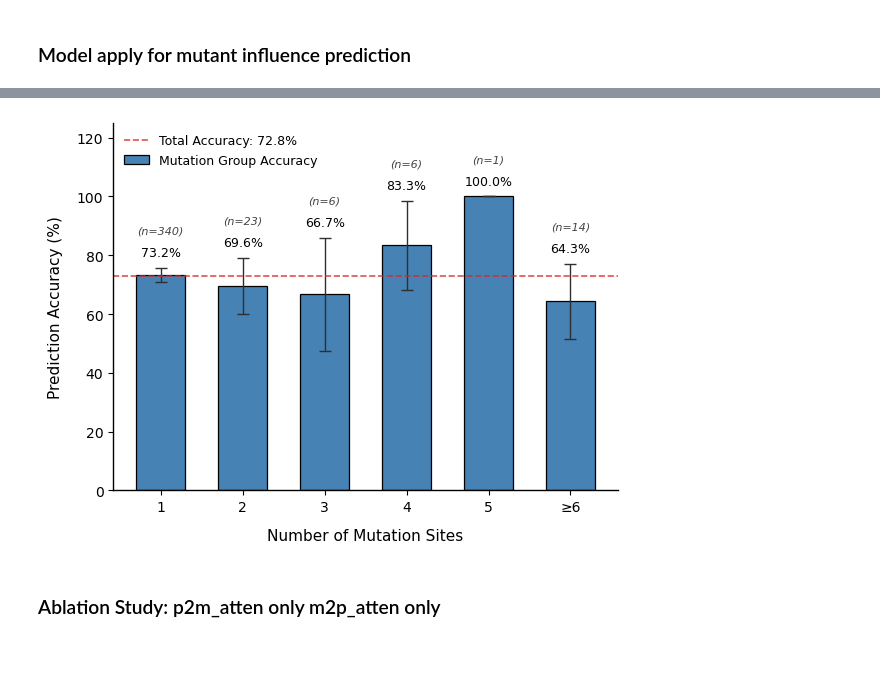
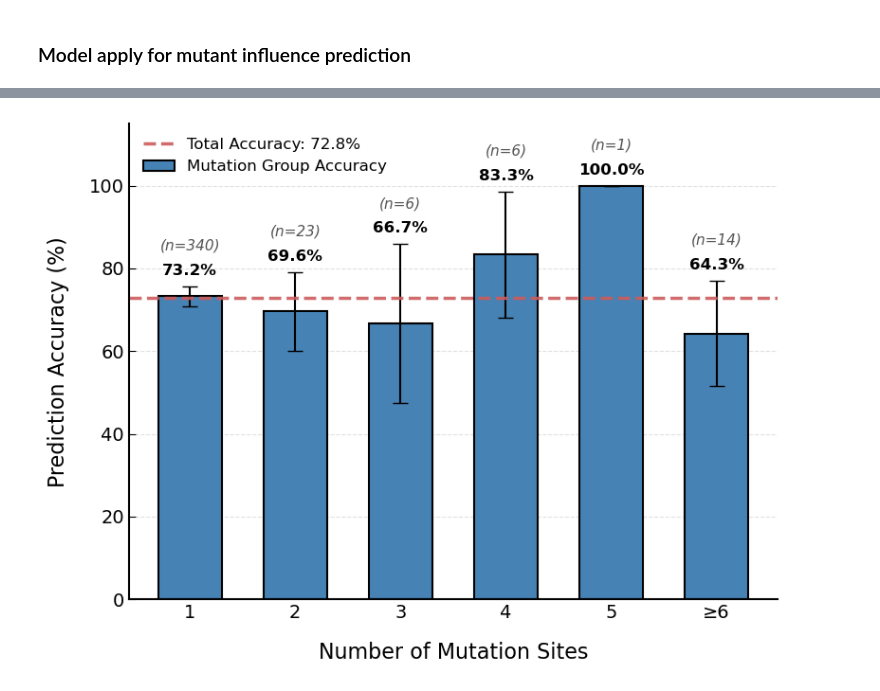
Before and after one commit to ZWR0/Interkcat, a Jupyter notebook: Codes/Model Application.ipynb, the cells around one changed output, grey strips where cells are left out. Saved outputs shown, nothing was run; the diff lists cells and outputs as text; code cells hidden in the pictures; blank space fills up the shorter version.

```diff
--- a/Codes/Model Application.ipynb
+++ b/Codes/Model Application.ipynb
@@ -137,6 +138,7 @@ import pandas as pd
 import numpy as np
 import matplotlib.pyplot as plt
 
+# Data
 df = pd.read_csv('single_wt_evaluation_results.csv')
 
 def group_mutations(n):
@@ -156,51 +158,65 @@ p = acc_grouped['correct'] / acc_grouped['total']
 acc_grouped['se'] = np.sqrt(p * (1 - p) / acc_grouped['total']) * 100
 overall_acc = (df['is_correct'].sum() / len(df)) * 100
 
+# Style
 plt.rcParams.update({
-    'font.size': 10,
     'font.family': 'sans-serif',
-    'font.sans-serif': ['DejaVu Sans', 'Liberation Sans'],
-    'axes.linewidth': 1.0
+    'font.sans-serif': ['Arial', 'DejaVu Sans', 'sans-serif'],
+    'axes.linewidth': 1.5,
+    'xtick.major.size': 5,
+    'ytick.major.size': 5,
+    'xtick.direction': 'in',
+    'ytick.direction': 'in',
+    'axes.unicode_minus': False
 })
 
-fig, ax = plt.subplots(figsize=(6, 4.5))
+fig, ax = plt.subplots(figsize=(8, 6))
+
+ax.yaxis.grid(True, linestyle='--', color='#D5D5D5', alpha=0.7)
+ax.set_axisbelow(True)
+
 bar_color = '#4682B4'
+line_color = '#CD5C5C'
 
 bars = ax.bar(
     acc_grouped['mut_group'], acc_grouped['accuracy'],
     yerr=acc_grouped['se'],
-    color=bar_color, edgecolor='black', linewidth=0.9, width=0.6,
-    capsize=4, error_kw={'elinewidth': 1.0, 'ecolor': '#2F2F2F'},
+    color=bar_color, edgecolor='black', linewidth=1.5, width=0.6,
+    capsize=6, error_kw={'elinewidth': 1.5, 'ecolor': 'black'},
     label='Mutation Group Accuracy'
 )
 
-ax.set_ylim(0, 125)
-ax.set_xlabel('Number of Mutation Sites', fontsize=11, labelpad=10)
-ax.set_ylabel('Prediction Accuracy (%)', fontsize=11, labelpad=10)
-ax.spines[['top', 'right']].set_visible(False)
-ax.axhline(overall_acc, color='#D62728', linestyle='--', linewidth=1.2, alpha=0.8,
+ax.set_ylim(0, 115)
+ax.set_xlabel('Number of Mutation Sites', fontsize=16, labelpad=15)
+ax.set_ylabel('Prediction Accuracy (%)', fontsize=16, labelpad=15)
+ax.tick_params(axis='both', labelsize=14)
+
+ax.spines['top'].set_visible(False)
+ax.spines['right'].set_visible(False)
+ax.spines['left'].set_linewidth(1.5)
+ax.spines['bottom'].set_linewidth(1.5)
+
+ax.axhline(overall_acc, color=line_color, linestyle='--', linewidth=2.5, alpha=0.9,
            label=f'Total Accuracy: {overall_acc:.1f}%')
 
 for i, bar in enumerate(bars):
     acc_val = acc_grouped.iloc[i]['accuracy']
     n_val = acc_grouped.iloc[i]['total']
     se_val = acc_grouped.iloc[i]['se']
 
     if pd.isna(acc_val): continue
     base_y = max(acc_val + se_val, acc_val)
 
-    ax.text(bar.get_x() + bar.get_width()/2, base_y + 3, f'{acc_val:.1f}%',
-            ha='center', va='bottom', fontsize=9, color='black')
+    ax.text(bar.get_x() + bar.get_width()/2, base_y + 2, f'{acc_val:.1f}%',
+            ha='center', va='bottom', fontsize=12, color='black', fontweight='bold')
 
-    ax.text(bar.get_x() + bar.get_width()/2, base_y + 11, f'(n={int(n_val)})',
-            ha='center', va='bottom', fontsize=8, color='#444444', fontstyle='italic')
+    ax.text(bar.get_x() + bar.get_width()/2, base_y + 8, f'(n={int(n_val)})',
+            ha='center', va='bottom', fontsize=11, color='#555555', fontstyle='italic')
 
-ax.legend(frameon=False, loc='upper left', fontsize=9)
+ax.legend(frameon=False, loc='upper left', fontsize=12)
 
 plt.tight_layout()
-plt.savefig("./Figure/Mutation_Site_Accuracy.png", dpi=600, bbox_inches='tight', transparent=True)
+# plt.savefig("./Figure/Mutation_Site_Accuracy.png", dpi=600, bbox_inches='tight', transparent=False)
 plt.show()
 # %% [output]
-[figure, old version]
+[figure, new version]
-# %% [markdown]
-### Ablation Study: p2m_atten only m2p_atten only
```
Also changed, not shown: parts of 8 cells of this notebook.
